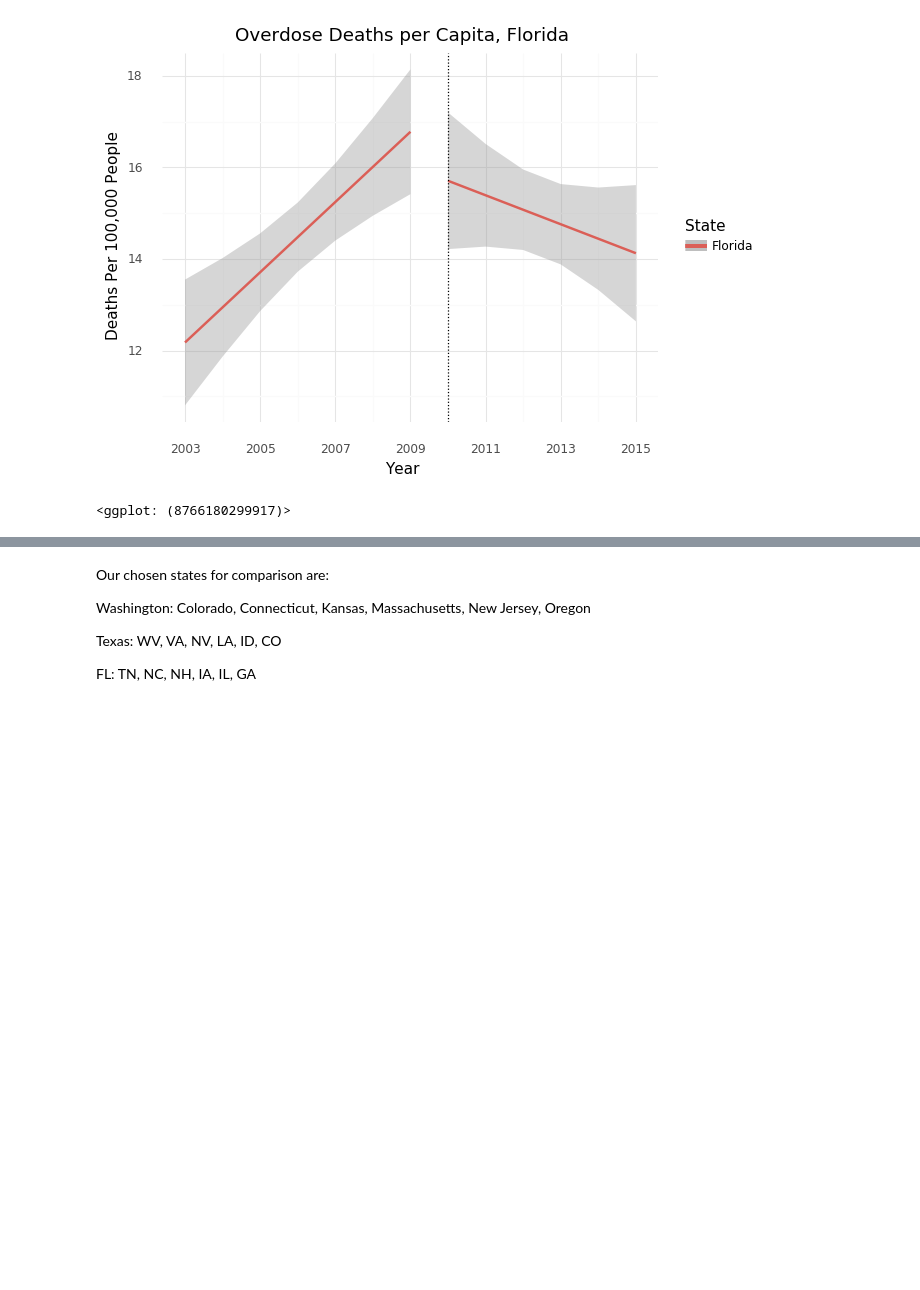
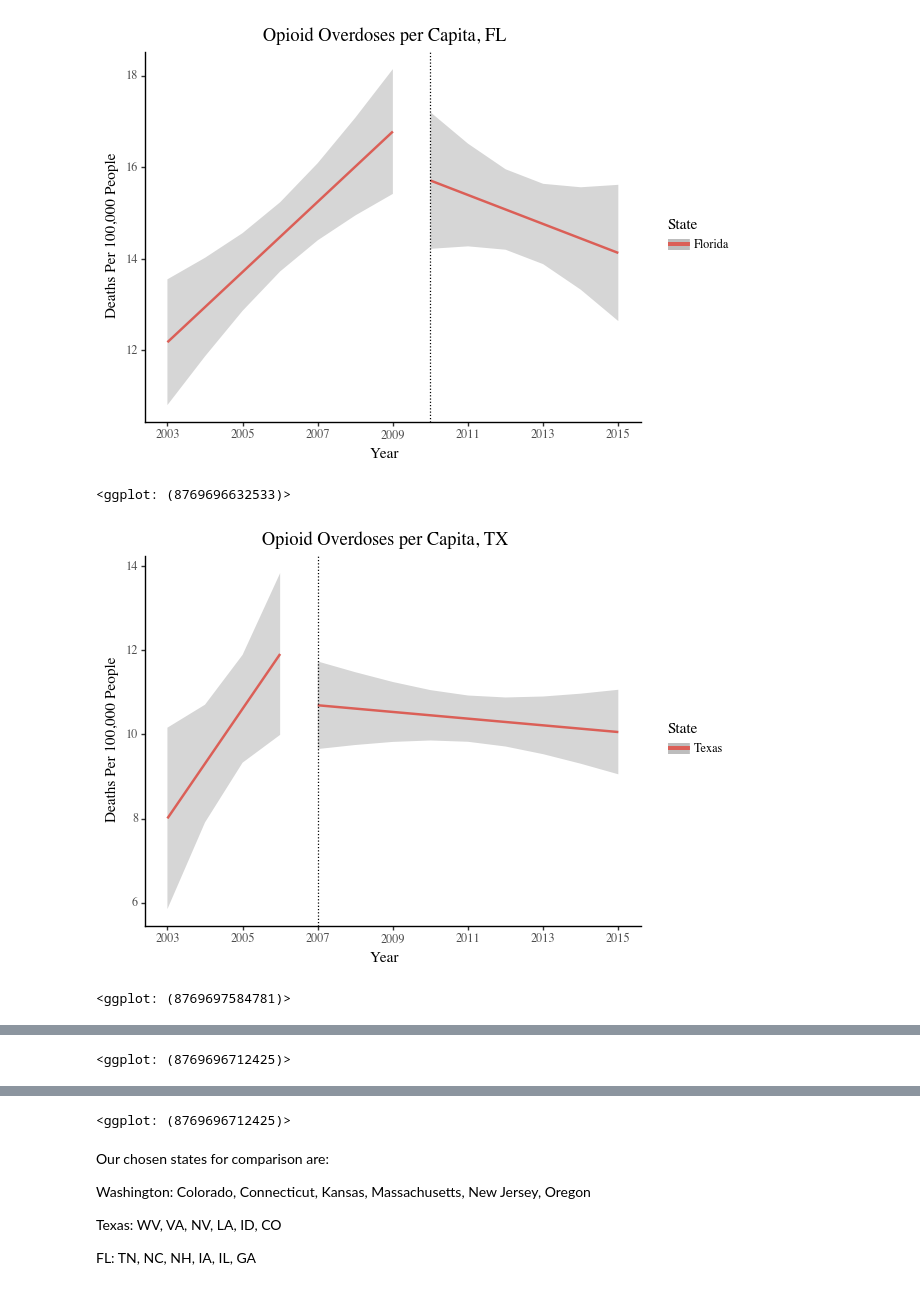
Before and after one commit to TommyTseng1129/Impact-Estimation-of-Opioid-Control-Policies, a Jupyter notebook: 10_code/od_deaths_graphing_code.ipynb, the cells around one changed output, grey strips where cells are left out. Drawn from its saved outputs; the diff is of its cells as text; code cells hidden in the pictures; blank space fills up the shorter version.

```diff
--- a/10_code/od_deaths_graphing_code.ipynb
+++ b/10_code/od_deaths_graphing_code.ipynb
@@ -19,8 +19,8 @@ od = od.rename(columns={"County Code": "FIPS"})
 # drop _merge column in popualtion dataset
 population = population.drop(columns="_merge")
 # %%
-# merge dataset. Use inner merge, because it's okay if some years/counties don't have data in th od dataset. That just means there were less than 10 deaths
-od_pop = pd.merge(population, od, on=["FIPS", "Year"], how="inner", indicator=True)
+# merge dataset. Use right merge, because it's okay if some years/counties don't have data in the od dataset. That just means there were less than 10 deaths
+od_pop = pd.merge(population, od, on=["FIPS", "Year"], how="right", indicator=True)
 
 assert od_pop[od_pop["_merge"] == "both"].all
 # %%
@@ -113,31 +157,40 @@ titles = titles.tolist()
 # %%
-# graph pre-post: Florida
-p = (
-    ggplot()
-    + geom_smooth(
-        FL_pre, aes(x="Year", y="Deaths Per 100,000 People", color="State"), method="lm"
+# graph pre-post: loop over states
+
+for i in range(len(policy_years)):
+    p = (
+        ggplot()
+        + geom_smooth(
+            od_pop[od_pop[pre_columns_opioid_states[i]] == "1"],
+            aes(x="Year", y="Deaths Per 100,000 People", color="State"),
+            method="lm",
+        )
+        + geom_smooth(
+            od_pop[od_pop[post_columns_opioid_states[i]] == "1"],
+            aes(x="Year", y="Deaths Per 100,000 People", color="State"),
+            method="lm",
+        )
+        + geom_vline(xintercept=policy_years[i], linetype="dotted")
+        + xlab("Year")
+        + ylab("Deaths Per 100,000 People")
+        + theme_classic(base_family="Times")
+        + scale_x_continuous(
+            breaks=[2003, 2005, 2007, 2009, 2011, 2013, 2015], limits=[2003, 2015]
+        )
+        + labs(title="Opioid Overdoses per Capita, " + states_needed[i])
     )
-    + geom_smooth(
-        FL_post,
-        aes(x="Year", y="Deaths Per 100,000 People", color="State"),
-        method="lm",
+    print(p)
+    ggsave(
+        plot=p,
+        filename="Deaths: " + states_needed[i] + "_pre_post",
+        path="/Users/samsloate/Desktop/Data_Science/Opioids_Project/estimating-impact-of-opioids-2020-purlple-team/30_results",
+        dpi=100,
     )
-    + geom_vline(xintercept=2010, linetype="dotted")
-    + xlab("Year")
-    + ylab("Deaths Per 100,000 People")
-    + theme_minimal()
-    + scale_x_continuous(
-        breaks=[2003, 2005, 2007, 2009, 2011, 2013, 2015], limits=[2003, 2015]
-    )
-    + labs(title="Overdose Deaths per Capita, Florida")
-)
-ggsave(
-    plot=p,
-    filename="FL_pre_post",
-    path="/Users/samsloate/Desktop/Data_Science/Opioids_Project/estimating-impact-of-opioids-2020-purlple-team/30_results",
-    dpi=100,
-)
+
+
 print(p)
 # %% [output]
-[figure, old version]
+[figure, new version]
-<ggplot: (8766180299917)>
+<ggplot: (8769696632533)>
+[figure, added]
+<ggplot: (8769697584781)>
@@ -143,0 +198 @@ print(p)
+<ggplot: (8769696712425)>
@@ -143,0 +200 @@ print(p)
+<ggplot: (8769696712425)>
```
Also changed, not shown: parts of 9 cells of this notebook.
